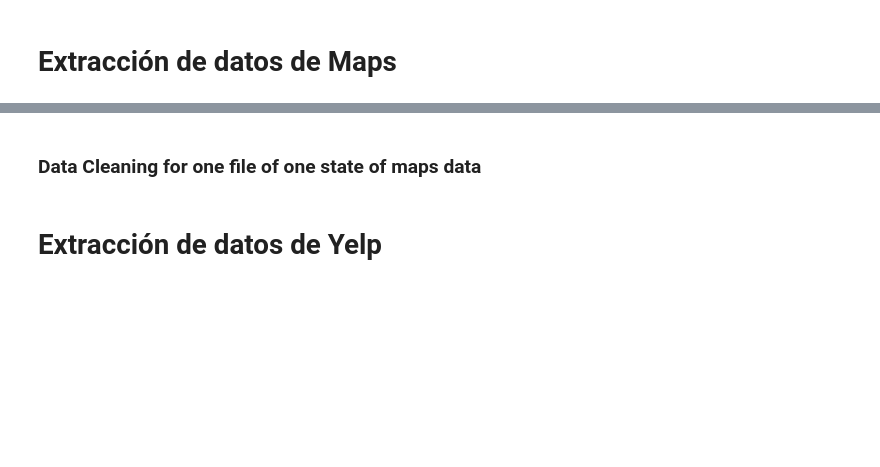
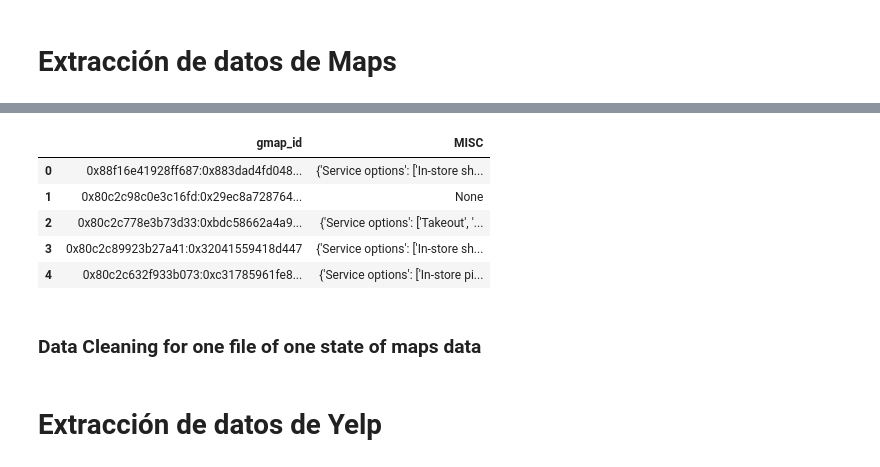
Before and after one commit to Tinmarian/Big_Data_Project-Google_Reviews, a Jupyter notebook: EDA.ipynb, the cells around one changed output, grey strips where cells are left out. Cells and saved outputs as stored; diff of their text form; code cells hidden in the pictures; blank space fills up the shorter version.

```diff
--- a/EDA.ipynb
+++ b/EDA.ipynb
@@ -35,3 +152,12 @@ NameError: name 'maps_reviews' is not defined
+# %%
+servicios_maps.head()
+# %% [output]
+|  | gmap_id | MISC |
+| 0 | 0x88f16e41928ff687:0x883dad4fd048... | {'Service options': ['In-store sh... |
+| 1 | 0x80c2c98c0e3c16fd:0x29ec8a728764... | None |
+| 2 | 0x80c2c778e3b73d33:0xbdc58662a4a9... | {'Service options': ['Takeout', '... |
+| 3 | 0x80c2c89923b27a41:0x32041559418d447 | {'Service options': ['In-store sh... |
+| 4 | 0x80c2c632f933b073:0xc31785961fe8... | {'Service options': ['In-store pi... |
 # %% [markdown]
 ### Data Cleaning for one file of one state of maps data
 # %%
```
Also changed, not shown: parts of 13 cells of this notebook.
